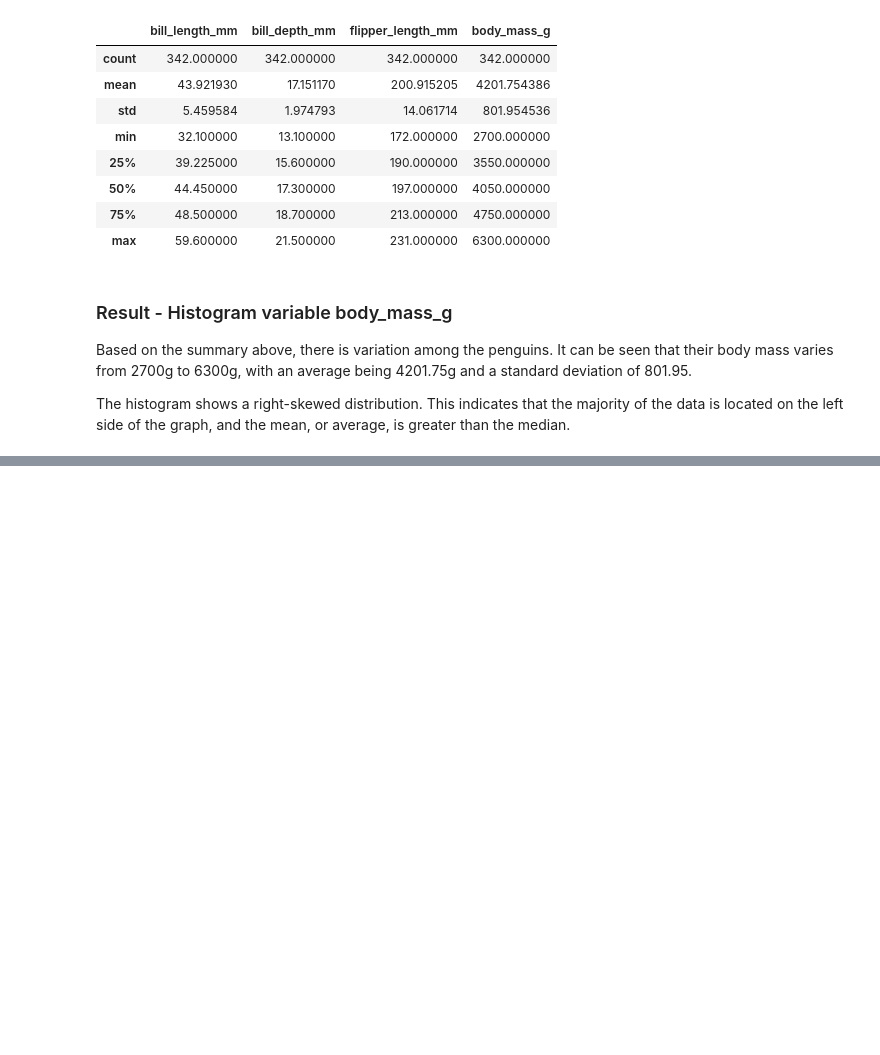
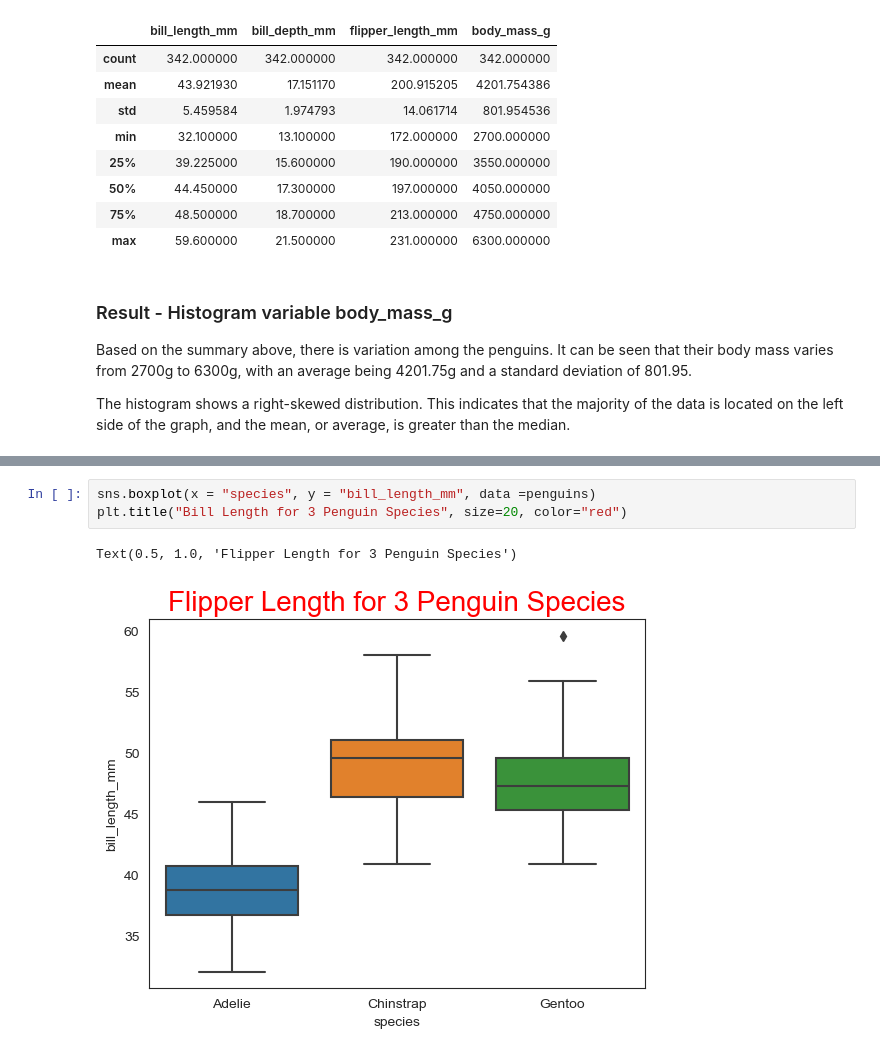
Before and after one commit to AudeAllen/Fundamentals-of-Data-Analysis---Tasks-and-Project, a Jupyter notebook: tasks.ipynb, the cells around one changed output, grey strips where cells are left out. Drawn from its saved outputs; the diff is of its cells as text; blank space fills up the shorter version.

Commit message:
Task 5 - Box plots

```diff
--- a/tasks.ipynb
+++ b/tasks.ipynb
@@ -1212,0 +1221,6 @@ The histogram shows a right-skewed distribution. This indicates that the majorit
+# %%
+sns.boxplot(x = "species", y = "bill_length_mm", data =penguins)
+plt.title("Bill Length for 3 Penguin Species", size=20, color="red")
+# %% [output]
+Text(0.5, 1.0, 'Flipper Length for 3 Penguin Species')
+[figure, added]
```
Also changed, not shown: parts of 12 cells of this notebook, 3 other files.
